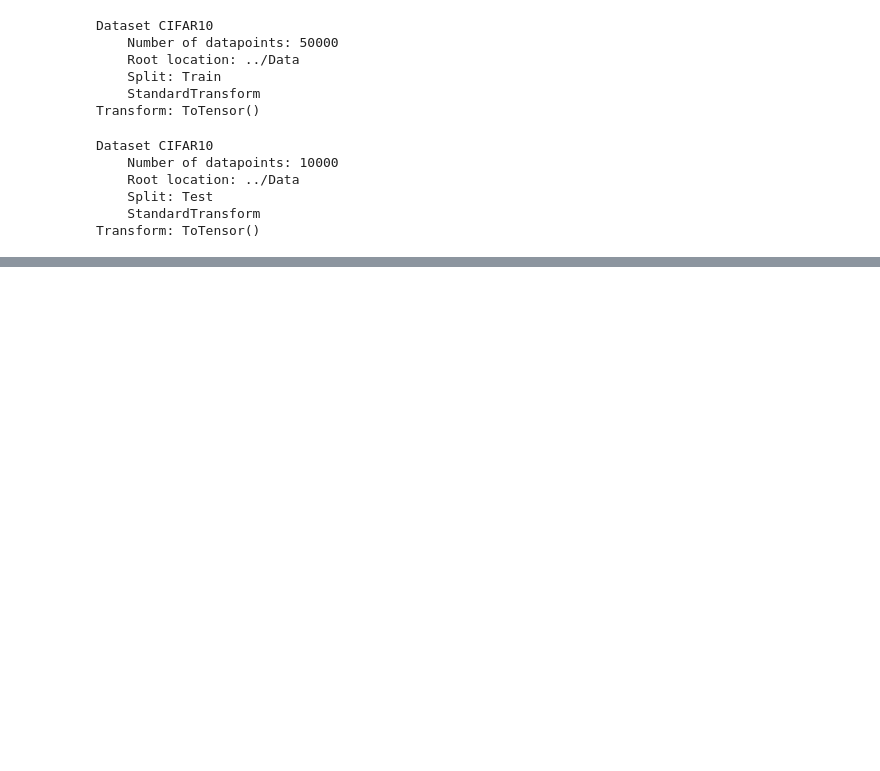
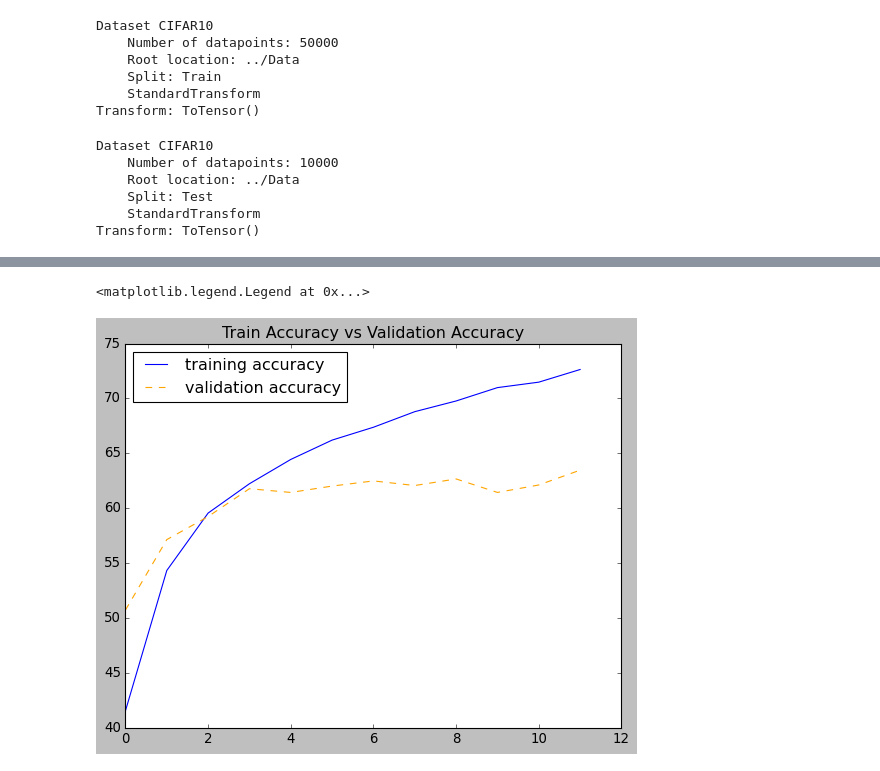
Before and after one commit to r0han99/Deep-Learning-Anatomy, a Jupyter notebook: Projects/CIFAR10/Pytorch/CIFAR10-Pytorch.ipynb, the cells around one changed output, grey strips where cells are left out. Saved outputs shown, nothing was run; the diff lists cells and outputs as text; code cells hidden in the pictures; blank space fills up the shorter version.

```diff
--- a/Projects/CIFAR10/Pytorch/CIFAR10-Pytorch.ipynb
+++ b/Projects/CIFAR10/Pytorch/CIFAR10-Pytorch.ipynb
@@ -205,0 +240,8 @@ KeyboardInterrupt:
+# %%
+plt.title('Train Accuracy vs Validation Accuracy')
+plt.plot([t/500 for t in train_correct], label='training accuracy')
+plt.plot([t/100 for t in test_correct], label='validation accuracy',ls='--',color='orange')
+plt.legend(loc='upper left')
+# %% [output]
+<matplotlib.legend.Legend at 0x...>
+[figure, added]
```
Also changed, not shown: parts of 26 cells of this notebook, 11 other files.
